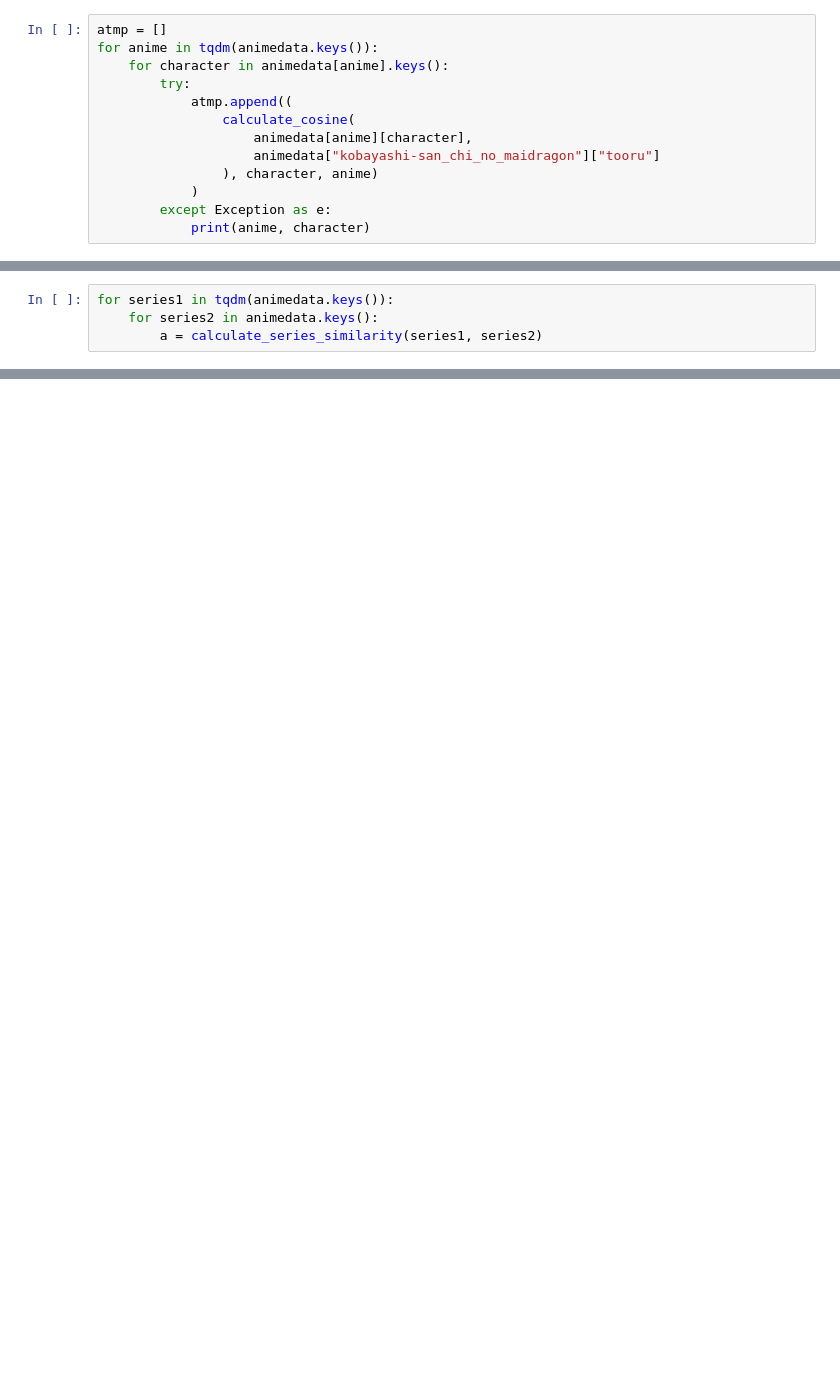
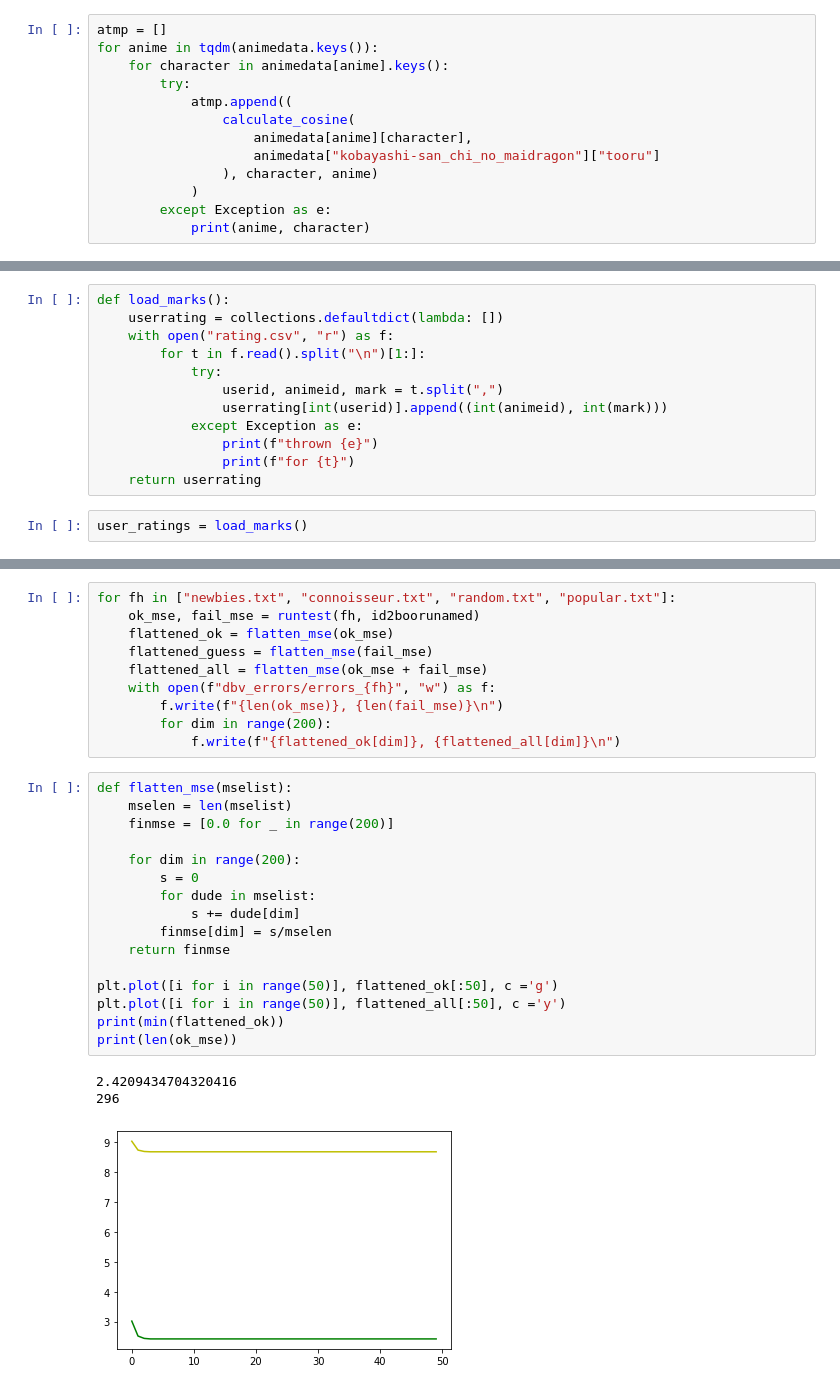
Before and after one commit to zbigos/anime-recomender-system, a Jupyter notebook: danbooru vector space.ipynb, the cells around one changed output, grey strips where cells are left out. Cells and saved outputs as stored; diff of their text form; blank space fills up the shorter version.

```diff
--- a/danbooru vector space.ipynb
+++ b/danbooru vector space.ipynb
@@ -202,4 +178,0 @@ for w in sorted(atmp, reverse=True):
-# %%
-for series1 in tqdm(animedata.keys()):
-    for series2 in animedata.keys():
-        a = calculate_series_similarity(series1, series2)
@@ -207,0 +215,14 @@ KeyboardInterrupt:
+# %%
+def load_marks():
+    userrating = collections.defaultdict(lambda: [])
+    with open("rating.csv", "r") as f:
+        for t in f.read().split("\n")[1:]:
+            try:
+                userid, animeid, mark = t.split(",")
+                userrating[int(userid)].append((int(animeid), int(mark)))
+            except Exception as e:
+                print(f"thrown {e}")
+                print(f"for {t}")
+    return userrating
+# %%
+user_ratings = load_marks()
@@ -207,0 +317,30 @@ KeyboardInterrupt:
+# %%
+for fh in ["newbies.txt", "connoisseur.txt", "random.txt", "popular.txt"]:
+    ok_mse, fail_mse = runtest(fh, id2boorunamed)
+    flattened_ok = flatten_mse(ok_mse)
+    flattened_guess = flatten_mse(fail_mse)
+    flattened_all = flatten_mse(ok_mse + fail_mse)
+    with open(f"dbv_errors/errors_{fh}", "w") as f:
+        f.write(f"{len(ok_mse)}, {len(fail_mse)}\n")
+        for dim in range(200):
+            f.write(f"{flattened_ok[dim]}, {flattened_all[dim]}\n")
+# %%
+def flatten_mse(mselist):
+    mselen = len(mselist)
+    finmse = [0.0 for _ in range(200)]
+
+    for dim in range(200):
+        s = 0
+        for dude in mselist:
+            s += dude[dim]
+        finmse[dim] = s/mselen
+    return finmse
+
+plt.plot([i for i in range(50)], flattened_ok[:50], c ='g')
+plt.plot([i for i in range(50)], flattened_all[:50], c ='y')
+print(min(flattened_ok))
+print(len(ok_mse))
+# %% [output]
+2.4209434704320416
+296
+[figure, added]
```
Also changed, not shown: parts of 23 cells of this notebook.
